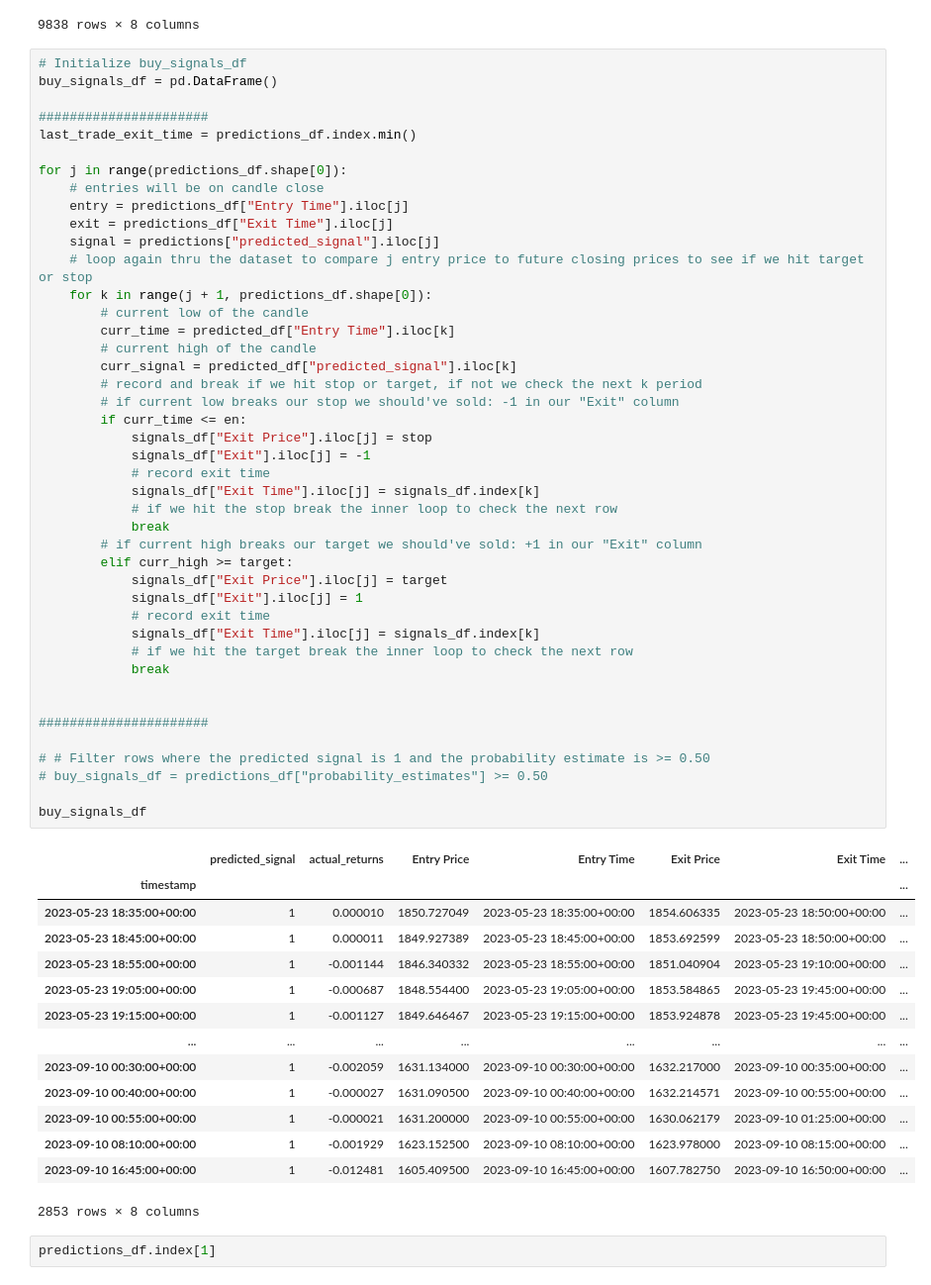
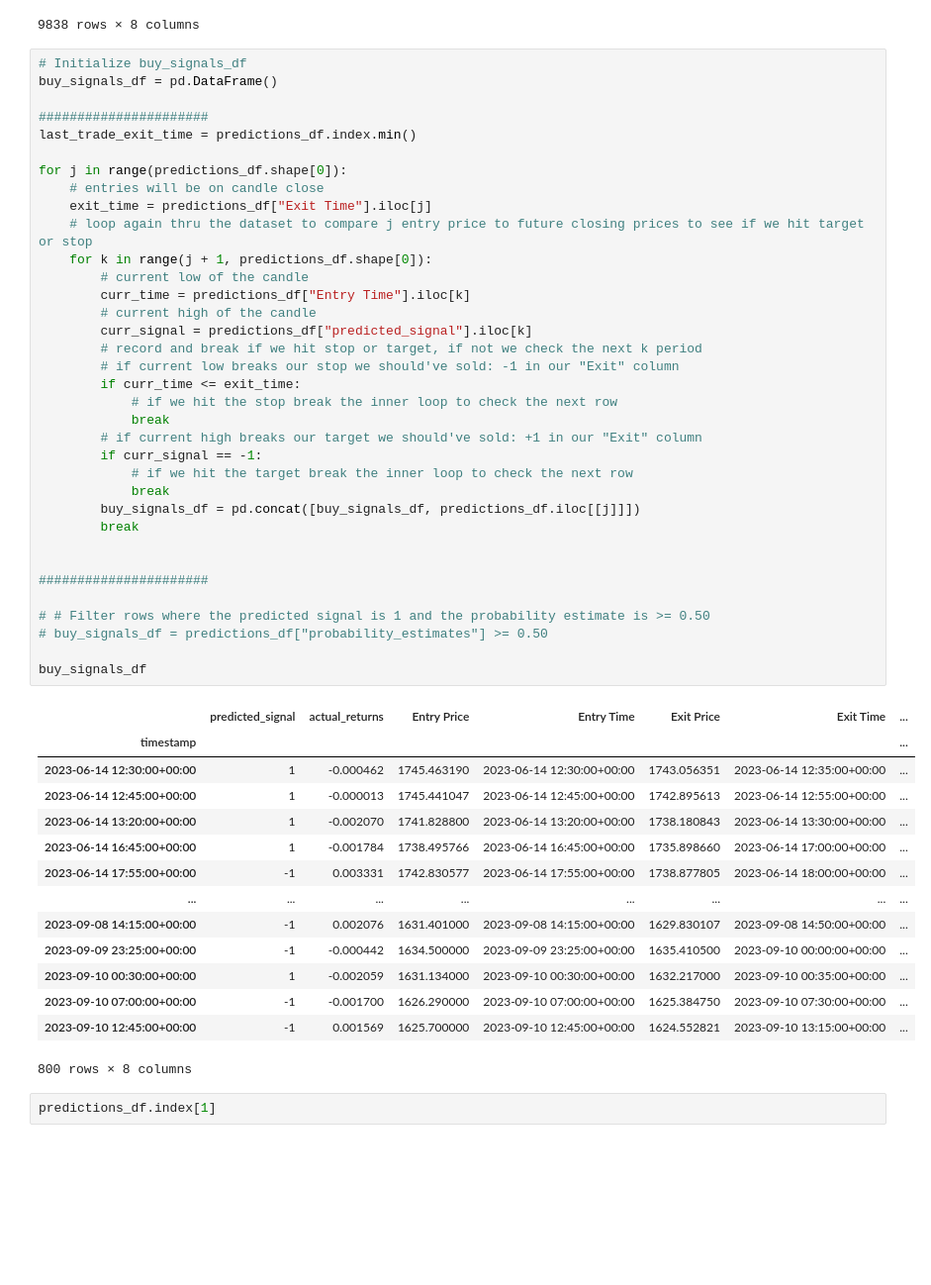
Before and after one commit to CincoCoding/Hyperspace-ML-Optimizer, a Jupyter notebook: notebook/HyperspaceMLOptimizer.ipynb, the cells around one changed output. Shown at 99% size. Saved outputs shown, nothing was run; the diff lists cells and outputs as text; blank space fills up the shorter version.

```diff
--- a/notebook/HyperspaceMLOptimizer.ipynb
+++ b/notebook/HyperspaceMLOptimizer.ipynb
@@ -483,60 +483,52 @@ predictions_df
 # Initialize buy_signals_df
 buy_signals_df = pd.DataFrame()
 
 ######################
 last_trade_exit_time = predictions_df.index.min()
 
 for j in range(predictions_df.shape[0]):
     # entries will be on candle close
-    entry = predictions_df["Entry Time"].iloc[j]
-    exit = predictions_df["Exit Time"].iloc[j]
-    signal = predictions["predicted_signal"].iloc[j]
+    exit_time = predictions_df["Exit Time"].iloc[j]
     # loop again thru the dataset to compare j entry price to future closing prices to see if we hit target or stop
     for k in range(j + 1, predictions_df.shape[0]):
         # current low of the candle
-        curr_time = predicted_df["Entry Time"].iloc[k]
+        curr_time = predictions_df["Entry Time"].iloc[k]
         # current high of the candle
-        curr_signal = predicted_df["predicted_signal"].iloc[k]
+        curr_signal = predictions_df["predicted_signal"].iloc[k]
         # record and break if we hit stop or target, if not we check the next k period
         # if current low breaks our stop we should've sold: -1 in our "Exit" column
-        if curr_time <= en:
-            signals_df["Exit Price"].iloc[j] = stop
-            signals_df["Exit"].iloc[j] = -1
-            # record exit time
-            signals_df["Exit Time"].iloc[j] = signals_df.index[k]
+        if curr_time <= exit_time:
             # if we hit the stop break the inner loop to check the next row
             break
         # if current high breaks our target we should've sold: +1 in our "Exit" column
-        elif curr_high >= target:
-            signals_df["Exit Price"].iloc[j] = target
-            signals_df["Exit"].iloc[j] = 1
-            # record exit time
-            signals_df["Exit Time"].iloc[j] = signals_df.index[k]
+        if curr_signal == -1:
             # if we hit the target break the inner loop to check the next row
             break
+        buy_signals_df = pd.concat([buy_signals_df, predictions_df.iloc[[j]]])
+        break
 
 
 ######################
 
 # # Filter rows where the predicted signal is 1 and the probability estimate is >= 0.50
 # buy_signals_df = predictions_df["probability_estimates"] >= 0.50
 
 buy_signals_df
 # %% [output]
 |  | predicted_signal | actual_returns | Entry Price | Entry Time | Exit Price | Exit Time | ... |
 | timestamp |  |  |  |  |  |  | ... |
-| 2023-05-23 18:35:00+00:00 | 1 | 0.000010 | 1850.727049 | 2023-05-23 18:35:00+00:00 | 1854.606335 | 2023-05-23 18:50:00+00:00 | ... |
-| 2023-05-23 18:45:00+00:00 | 1 | 0.000011 | 1849.927389 | 2023-05-23 18:45:00+00:00 | 1853.692599 | 2023-05-23 18:50:00+00:00 | ... |
-| 2023-05-23 18:55:00+00:00 | 1 | -0.001144 | 1846.340332 | 2023-05-23 18:55:00+00:00 | 1851.040904 | 2023-05-23 19:10:00+00:00 | ... |
-| 2023-05-23 19:05:00+00:00 | 1 | -0.000687 | 1848.554400 | 2023-05-23 19:05:00+00:00 | 1853.584865 | 2023-05-23 19:45:00+00:00 | ... |
-| 2023-05-23 19:15:00+00:00 | 1 | -0.001127 | 1849.646467 | 2023-05-23 19:15:00+00:00 | 1853.924878 | 2023-05-23 19:45:00+00:00 | ... |
+| 2023-06-14 12:30:00+00:00 | 1 | -0.000462 | 1745.463190 | 2023-06-14 12:30:00+00:00 | 1743.056351 | 2023-06-14 12:35:00+00:00 | ... |
+| 2023-06-14 12:45:00+00:00 | 1 | -0.000013 | 1745.441047 | 2023-06-14 12:45:00+00:00 | 1742.895613 | 2023-06-14 12:55:00+00:00 | ... |
+| 2023-06-14 13:20:00+00:00 | 1 | -0.002070 | 1741.828800 | 2023-06-14 13:20:00+00:00 | 1738.180843 | 2023-06-14 13:30:00+00:00 | ... |
+| 2023-06-14 16:45:00+00:00 | 1 | -0.001784 | 1738.495766 | 2023-06-14 16:45:00+00:00 | 1735.898660 | 2023-06-14 17:00:00+00:00 | ... |
+| 2023-06-14 17:55:00+00:00 | -1 | 0.003331 | 1742.830577 | 2023-06-14 17:55:00+00:00 | 1738.877805 | 2023-06-14 18:00:00+00:00 | ... |
 | ... | ... | ... | ... | ... | ... | ... | ... |
+| 2023-09-08 14:15:00+00:00 | -1 | 0.002076 | 1631.401000 | 2023-09-08 14:15:00+00:00 | 1629.830107 | 2023-09-08 14:50:00+00:00 | ... |
+| 2023-09-09 23:25:00+00:00 | -1 | -0.000442 | 1634.500000 | 2023-09-09 23:25:00+00:00 | 1635.410500 | 2023-09-10 00:00:00+00:00 | ... |
 | 2023-09-10 00:30:00+00:00 | 1 | -0.002059 | 1631.134000 | 2023-09-10 00:30:00+00:00 | 1632.217000 | 2023-09-10 00:35:00+00:00 | ... |
-| 2023-09-10 00:40:00+00:00 | 1 | -0.000027 | 1631.090500 | 2023-09-10 00:40:00+00:00 | 1632.214571 | 2023-09-10 00:55:00+00:00 | ... |
-| 2023-09-10 00:55:00+00:00 | 1 | -0.000021 | 1631.200000 | 2023-09-10 00:55:00+00:00 | 1630.062179 | 2023-09-10 01:25:00+00:00 | ... |
-| 2023-09-10 08:10:00+00:00 | 1 | -0.001929 | 1623.152500 | 2023-09-10 08:10:00+00:00 | 1623.978000 | 2023-09-10 08:15:00+00:00 | ... |
-| 2023-09-10 16:45:00+00:00 | 1 | -0.012481 | 1605.409500 | 2023-09-10 16:45:00+00:00 | 1607.782750 | 2023-09-10 16:50:00+00:00 | ... |
+| 2023-09-10 07:00:00+00:00 | -1 | -0.001700 | 1626.290000 | 2023-09-10 07:00:00+00:00 | 1625.384750 | 2023-09-10 07:30:00+00:00 | ... |
+| 2023-09-10 12:45:00+00:00 | -1 | 0.001569 | 1625.700000 | 2023-09-10 12:45:00+00:00 | 1624.552821 | 2023-09-10 13:15:00+00:00 | ... |
-2853 rows × 8 columns
+800 rows × 8 columns
 # %%
 predictions_df.index[1]
 # %% [output]
```
Also changed, not shown: parts of 2 cells of this notebook.
